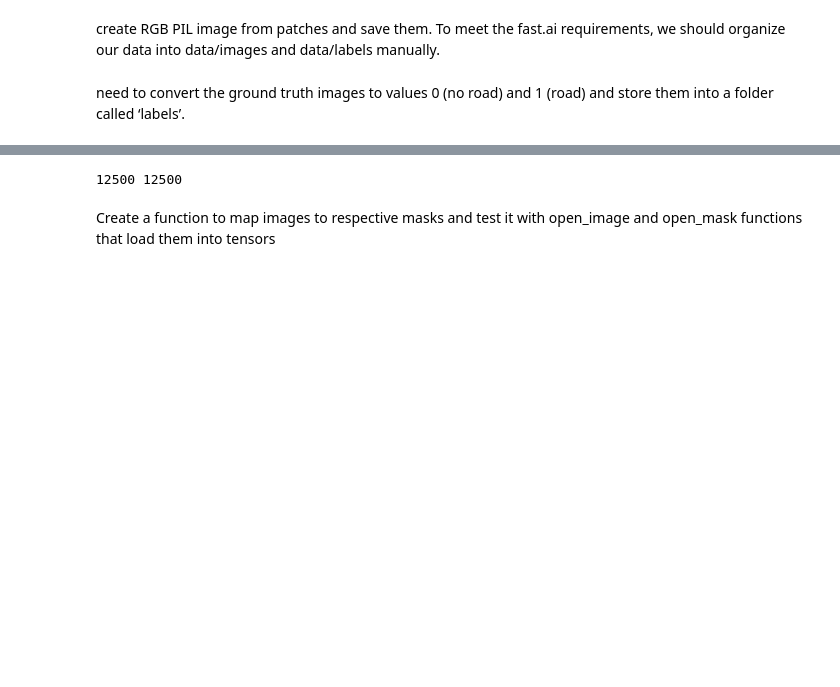
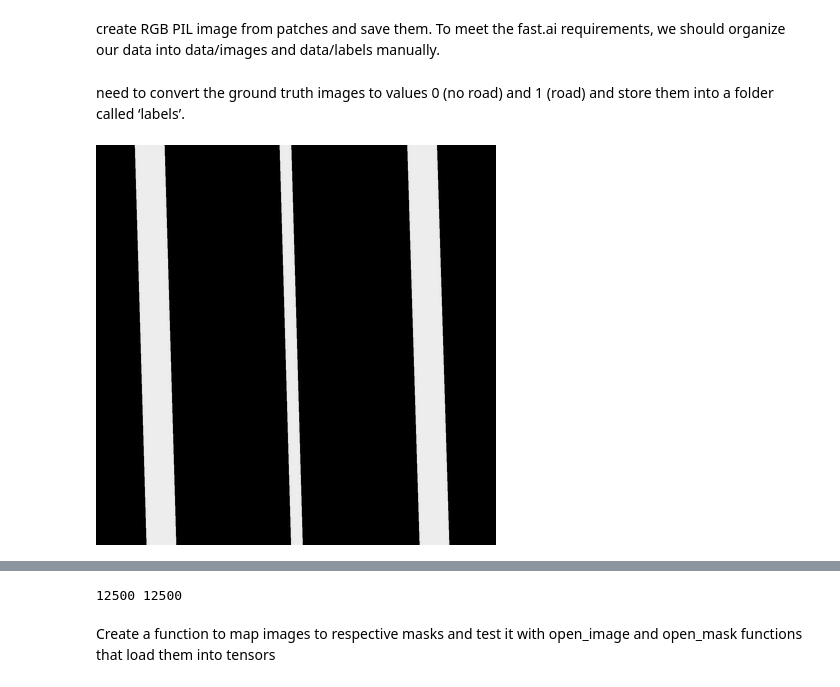
Before and after one commit to marvande/ML_Project_2, a Jupyter notebook: source/project2_ML.ipynb, the cells around one changed output, grey strips where cells are left out. Saved outputs shown, nothing was run; the diff lists cells and outputs as text; code cells hidden in the pictures; blank space fills up the shorter version.

```diff
--- a/source/project2_ML.ipynb
+++ b/source/project2_ML.ipynb
@@ -219,3 +225,8 @@ for i in range(len(img_patches)):
     rgb_patch.save(path_img/f'patch_{i}.png')
 # %% [markdown]
 need to convert the ground truth images to values 0 (no road) and 1 (road) and store them into a folder called ‘labels’.
+# %%
+im = open_image(f_gt_names[0])
+im
+# %% [output]
+[figure, added]
```
Also changed, not shown: parts of 15 cells of this notebook, 3 other files.
